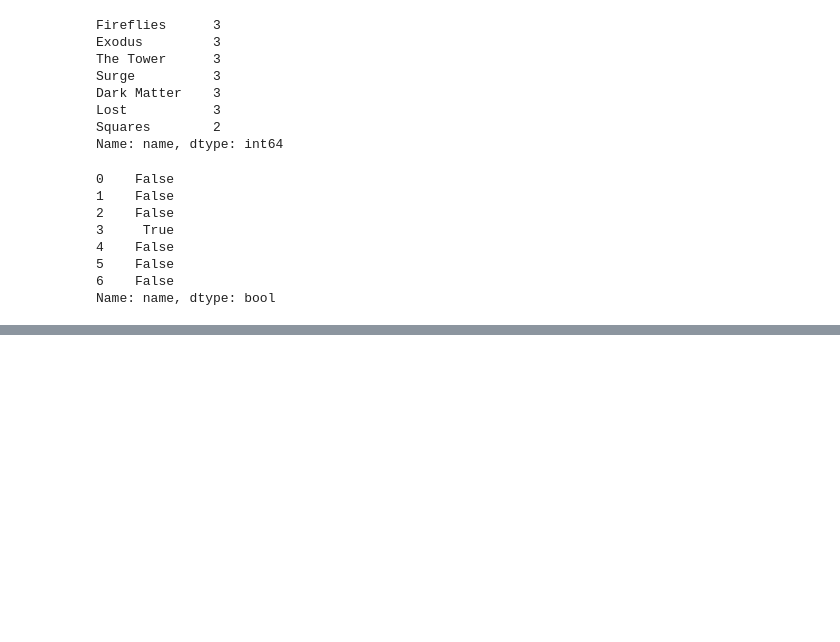
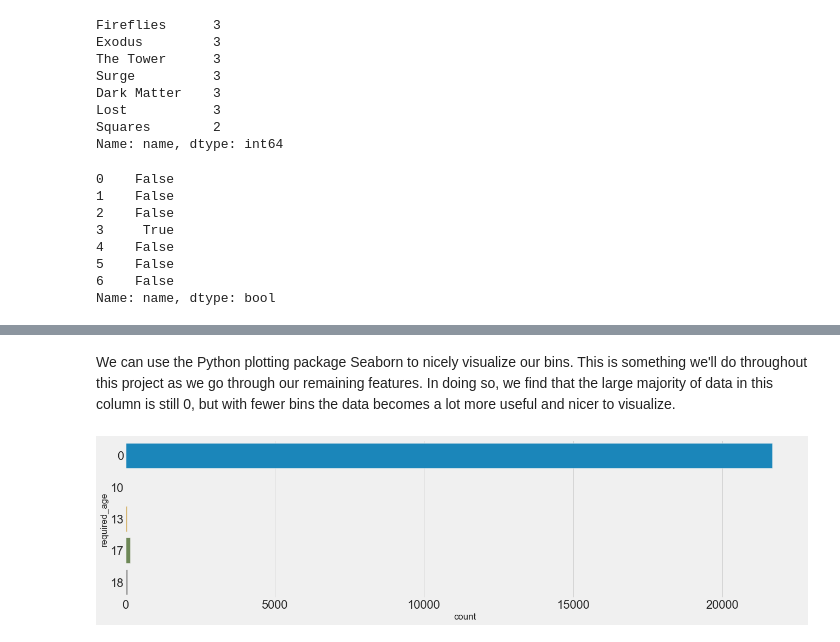
Before and after one commit to argwood/IndieP, a Jupyter notebook: IndieP_Data_Cleaning.ipynb, the cells around one changed output, grey strips where cells are left out. Saved outputs shown, nothing was run; the diff lists cells and outputs as text; code cells hidden in the pictures; blank space fills up the shorter version.

```diff
--- a/IndieP_Data_Cleaning.ipynb
+++ b/IndieP_Data_Cleaning.ipynb
@@ -159,0 +165,2 @@ Name: name, dtype: bool
+# %%
+data_steam.rename(columns={'steam_appid':'appid'},inplace=True)
@@ -159,0 +174,3 @@ Name: name, dtype: bool
+# %%
+data_steam.sort_values(by=['appid'], inplace=True)
+data_steam = data_steam.reset_index(drop=True)
@@ -159,0 +228,20 @@ Name: name, dtype: bool
+# %%
+def bin_age(df):
+    'Bin the age requirements to fit into 5 categories consistent with ESRB rating system'
+
+    bins = [-1, 0, 10, 13, 17, 30]
+    labels = [0, 10, 13, 17, 18]
+    df['required_age']=pd.cut(df['required_age'], bins = bins, labels = labels)
+    return df
+# %%
+data_steam = bin_age(data_steam)
+# %% [markdown]
+We can use the Python plotting package Seaborn to nicely visualize our bins. This is something we'll do throughout this project as we go through our remaining features. In doing so, we find that the large majority of data in this column is still 0, but with fewer bins the data becomes a lot more useful and nicer to visualize.
+# %%
+sns.set(font_scale=2)
+plt.style.use('fivethirtyeight')
+
+fig = plt.figure(figsize=(20,5))
+sns.countplot(y="required_age", data=data_steam);
+# %% [output]
+[figure, added]
```
Also changed, not shown: parts of 16 cells of this notebook, 1 other file.
